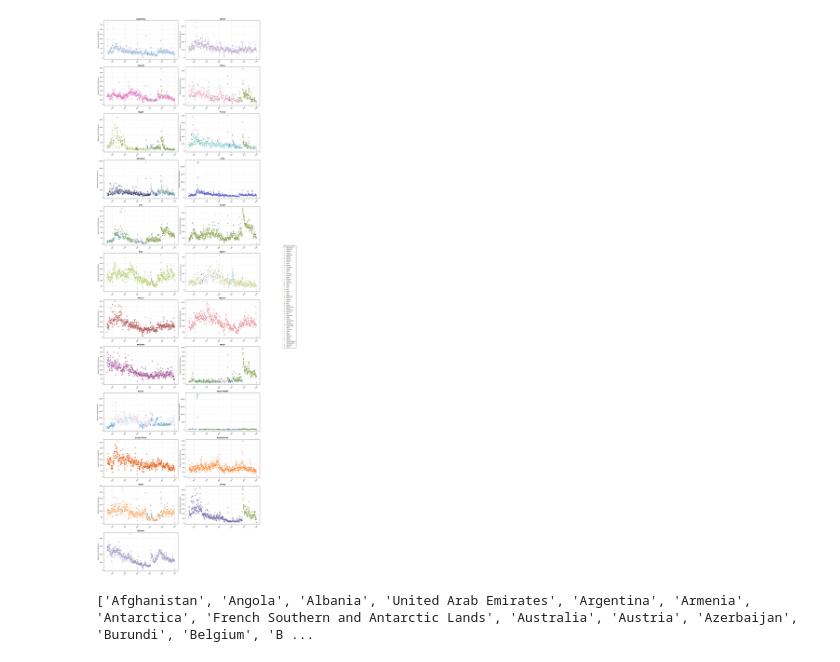
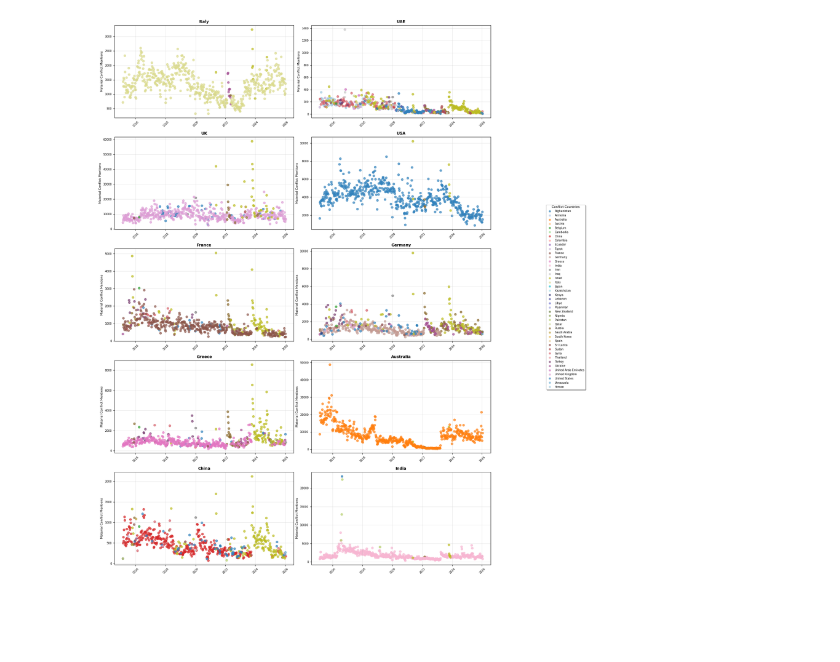
Before and after one commit to group-rho-dataviz/group-rho-dataviz.github.io, a Jupyter notebook: preprocessing/choropleth_map.ipynb, the cells around one changed output. Drawn from its saved outputs; the diff is of its cells as text; code cells hidden in the pictures; blank space fills up the shorter version.

```diff
--- a/preprocessing/choropleth_map.ipynb
+++ b/preprocessing/choropleth_map.ipynb
@@ -289,3 +7,0 @@ fips_extension = {
-# %%
-# Create a fips dictionary that includes the extensions
-fips = {**fips_to_country, **fips_extension}
@@ -421,6 +163,6 @@ df_mentions_filtered_material.head()
 # %%
-df_top_mentions = df_mentions_filtered_material.sort_values('material_conflict_mentions', ascending=False).groupby(['media_country', 'mention_week']).head(3)
-df_top_mentions = df_top_mentions.sort_values(by=['mention_week', 'media_country'])
-df_top_mentions.head()
+df_top_mentions_material = df_mentions_filtered_material.sort_values('material_conflict_mentions', ascending=False).groupby(['media_country', 'mention_week']).head(n)
+df_top_mentions_material = df_top_mentions_material.sort_values(by=['mention_week', 'media_country'])
+df_top_mentions_material.head()
 # %% [output]
 |  | mention_week | conflict_country_name | media_country | material_conflict_mentions | material_conflict_unique_events |
@@ -524,6 +295,6 @@ plt.show()
 # %%
 # Count actual countries to plot (excluding the 3 skipped ones)
-countries_to_plot = [mc for mc in media_countries
+countries_to_plot = [mc for mc in media_countries_filtered
                      if mc not in ['LatAm (Left-Wing Block)', 'Other', 'Pan-Africa']]
 
 # First pass: check which countries actually have data
@@ -532,12 +303,6 @@ all_countries = set()
 
 for media_country in countries_to_plot:
     country_key = media_country
-    if media_country == 'UAE':
-        country_key = 'United Arab Emirates'
-    elif media_country == 'UK':
-        country_key = 'United Kingdom'
-    elif media_country == 'USA':
-        country_key = 'United States'
 
     has_data = False
     for week, data in media_coverage[country_key].items():
@@ -545,8 +310,8 @@ for media_country in countries_to_plot:
             has_data = True
             all_countries.add(data['country_name'])
 
-    if has_data:
-        countries_with_data.append(media_country)
+    #if has_data:
+    countries_with_data.append(media_country)
 
 n_countries = len(countries_with_data)
 
@@ -582,12 +347,6 @@ color_map = {country: colors[i] for i, country in enumerate(all_countries)}
 idx = 0
 for media_country in countries_with_data:
     country_key = media_country
-    if media_country == 'UAE':
-        country_key = 'United Arab Emirates'
-    elif media_country == 'UK':
-        country_key = 'United Kingdom'
-    elif media_country == 'USA':
-        country_key = 'United States'
 
     weeks = []
     mentions = []
@@ -640,6 +399,6 @@ plt.show()
 # %%
 # Count actual countries to plot (excluding the 3 skipped ones)
-countries_to_plot = [mc for mc in media_countries
+countries_to_plot = [mc for mc in media_countries_filtered
                      if mc not in ['LatAm (Left-Wing Block)', 'Other', 'Pan-Africa']]
 
 # First pass: check which countries actually have data
@@ -648,12 +407,6 @@ all_countries = set()
 
 for media_country in countries_to_plot:
     country_key = media_country
-    if media_country == 'UAE':
-        country_key = 'United Arab Emirates'
-    elif media_country == 'UK':
-        country_key = 'United Kingdom'
-    elif media_country == 'USA':
-        country_key = 'United States'
 
     has_data = False
     for week, data in media_coverage_total[country_key].items():
@@ -661,8 +414,8 @@ for media_country in countries_to_plot:
             has_data = True
             all_countries.add(data['country_name'])
 
-    if has_data:
-        countries_with_data.append(media_country)
+    #if has_data:
+    countries_with_data.append(media_country)
 
 n_countries = len(countries_with_data)
 
@@ -698,12 +451,6 @@ color_map = {country: colors[i] for i, country in enumerate(all_countries)}
 idx = 0
 for media_country in countries_with_data:
     country_key = media_country
-    if media_country == 'UAE':
-        country_key = 'United Arab Emirates'
-    elif media_country == 'UK':
-        country_key = 'United Kingdom'
-    elif media_country == 'USA':
-        country_key = 'United States'
 
     weeks = []
     mentions = []
@@ -725,31 +472,31 @@ for media_country in countries_with_data:
                    s=30, alpha=0.7, color=color_map[country])
 
     ax.set_title(f'{country_key}', fontsize=10, fontweight='bold')
     ax.tick_params(axis='x', rotation=45, labelsize=7)
     ax.tick_params(axis='y', labelsize=7)
     ax.set_ylabel('Material Conflict Mentions', fontsize=8)
     ax.grid(True, alpha=0.3)
 
     idx += 1
 
 # Hide unused subplots (if any)
 for i in range(idx, len(axes)):
     axes[i].set_visible(False)
 
 # Create shared legend with smaller font if many countries
 legend_fontsize = 7 if n_colors > 30 else 8
 handles = [plt.Line2D([0], [0], marker='o', color='w',
                       markerfacecolor=color_map[country],
                       markersize=6, alpha=0.7, label=country)
            for country in all_countries]
 
 fig.legend(handles=handles, loc='center left', bbox_to_anchor=(1.0, 0.5),
            fontsize=legend_fontsize, title='Conflict Countries',
            title_fontsize=legend_fontsize+1, frameon=True,
            fancybox=True, shadow=True)
 
 plt.tight_layout()
 plt.subplots_adjust(right=0.88)  # Make space for legend
 plt.show()
 # %% [output]
-[figure, old version]
+[figure, new version]
@@ -761,9 +502,0 @@ with open('../src/json/world.json') as f:
-# %%
-# List all country names in the geojson file
-geojson_countries = []
-for feature in world_data['features']:
-    country_name = feature['properties']['name']
-    geojson_countries.append(country_name)
-print(geojson_countries)
-# %% [output]
-['Afghanistan', 'Angola', 'Albania', 'United Arab Emirates', 'Argentina', 'Armenia', 'Antarctica', 'French Southern and Antarctic Lands', 'Australia', 'Austria', 'Azerbaijan', 'Burundi', 'Belgium', 'B ...
```
Also changed, not shown: parts of 62 cells of this notebook, 9 other files.
